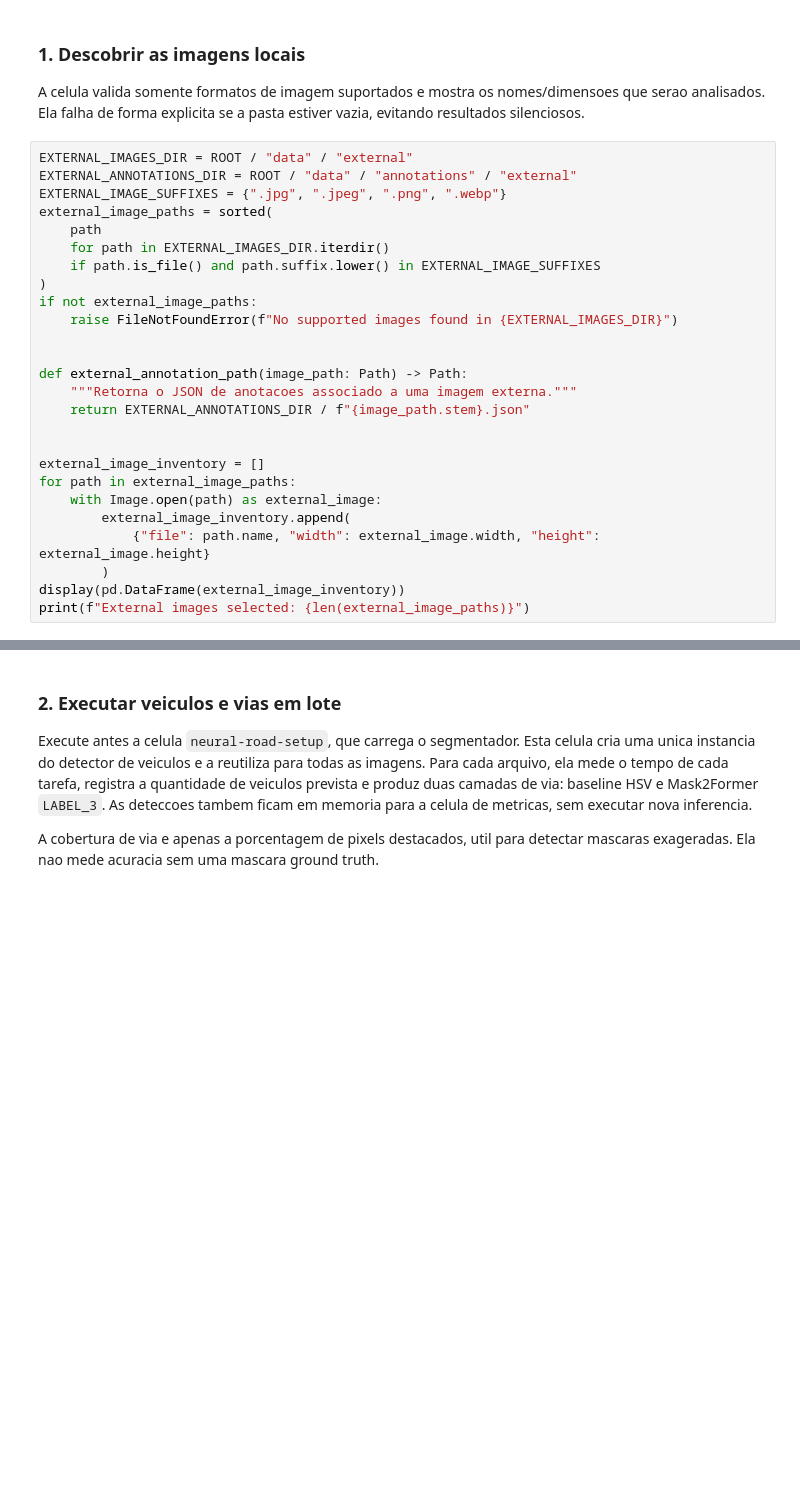
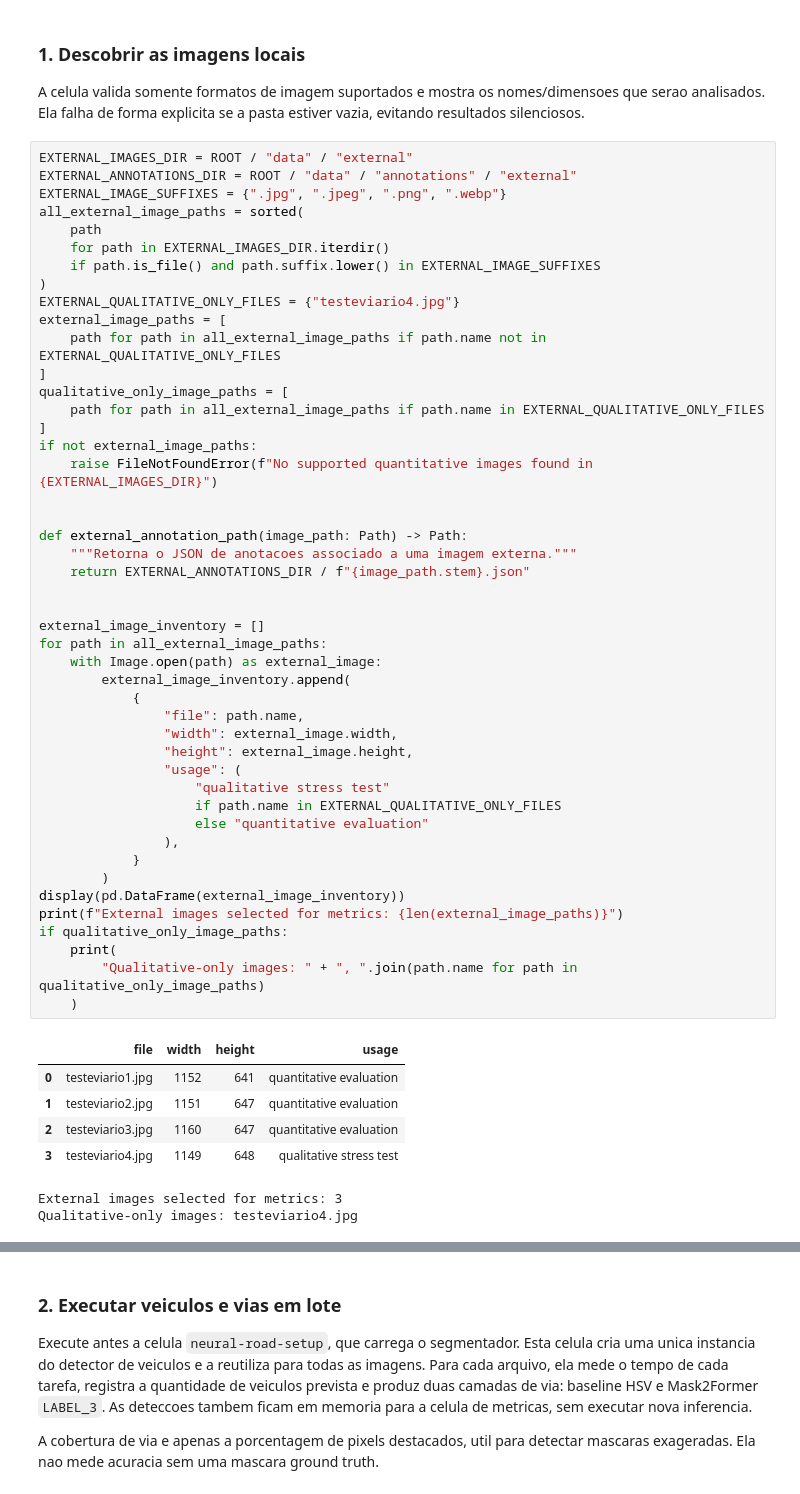
Before and after one commit to LcsNunes/prova-ia_imagens-Lucas-P-Nunes, a Jupyter notebook: notebooks/01_model_experiments.ipynb, the cells around one changed output, grey strips where cells are left out. Drawn from its saved outputs; the diff is of its cells as text; blank space fills up the shorter version.

```diff
--- a/notebooks/01_model_experiments.ipynb
+++ b/notebooks/01_model_experiments.ipynb
@@ -500,29 +535,57 @@ A celula valida somente formatos de imagem suportados e mostra os nomes/dimensoe
 # %%
 EXTERNAL_IMAGES_DIR = ROOT / "data" / "external"
 EXTERNAL_ANNOTATIONS_DIR = ROOT / "data" / "annotations" / "external"
 EXTERNAL_IMAGE_SUFFIXES = {".jpg", ".jpeg", ".png", ".webp"}
-external_image_paths = sorted(
+all_external_image_paths = sorted(
     path
     for path in EXTERNAL_IMAGES_DIR.iterdir()
     if path.is_file() and path.suffix.lower() in EXTERNAL_IMAGE_SUFFIXES
 )
+EXTERNAL_QUALITATIVE_ONLY_FILES = {"testeviario4.jpg"}
+external_image_paths = [
+    path for path in all_external_image_paths if path.name not in EXTERNAL_QUALITATIVE_ONLY_FILES
+]
+qualitative_only_image_paths = [
+    path for path in all_external_image_paths if path.name in EXTERNAL_QUALITATIVE_ONLY_FILES
+]
 if not external_image_paths:
-    raise FileNotFoundError(f"No supported images found in {EXTERNAL_IMAGES_DIR}")
+    raise FileNotFoundError(f"No supported quantitative images found in {EXTERNAL_IMAGES_DIR}")
 
 
 def external_annotation_path(image_path: Path) -> Path:
     """Retorna o JSON de anotacoes associado a uma imagem externa."""
     return EXTERNAL_ANNOTATIONS_DIR / f"{image_path.stem}.json"
 
 
 external_image_inventory = []
-for path in external_image_paths:
+for path in all_external_image_paths:
     with Image.open(path) as external_image:
         external_image_inventory.append(
-            {"file": path.name, "width": external_image.width, "height": external_image.height}
+            {
+                "file": path.name,
+                "width": external_image.width,
+                "height": external_image.height,
+                "usage": (
+                    "qualitative stress test"
+                    if path.name in EXTERNAL_QUALITATIVE_ONLY_FILES
+                    else "quantitative evaluation"
+                ),
+            }
         )
 display(pd.DataFrame(external_image_inventory))
-print(f"External images selected: {len(external_image_paths)}")
+print(f"External images selected for metrics: {len(external_image_paths)}")
+if qualitative_only_image_paths:
+    print(
+        "Qualitative-only images: " + ", ".join(path.name for path in qualitative_only_image_paths)
+    )
+# %% [output]
+|  | file | width | height | usage |
+| 0 | testeviario1.jpg | 1152 | 641 | quantitative evaluation |
+| 1 | testeviario2.jpg | 1151 | 647 | quantitative evaluation |
+| 2 | testeviario3.jpg | 1160 | 647 | quantitative evaluation |
+| 3 | testeviario4.jpg | 1149 | 648 | qualitative stress test |
+External images selected for metrics: 3
+Qualitative-only images: testeviario4.jpg
 # %% [markdown]
 ### 2. Criar ou revisar o ground truth de veiculos
 
```
Also changed, not shown: parts of 19 cells of this notebook, 10 other files.
